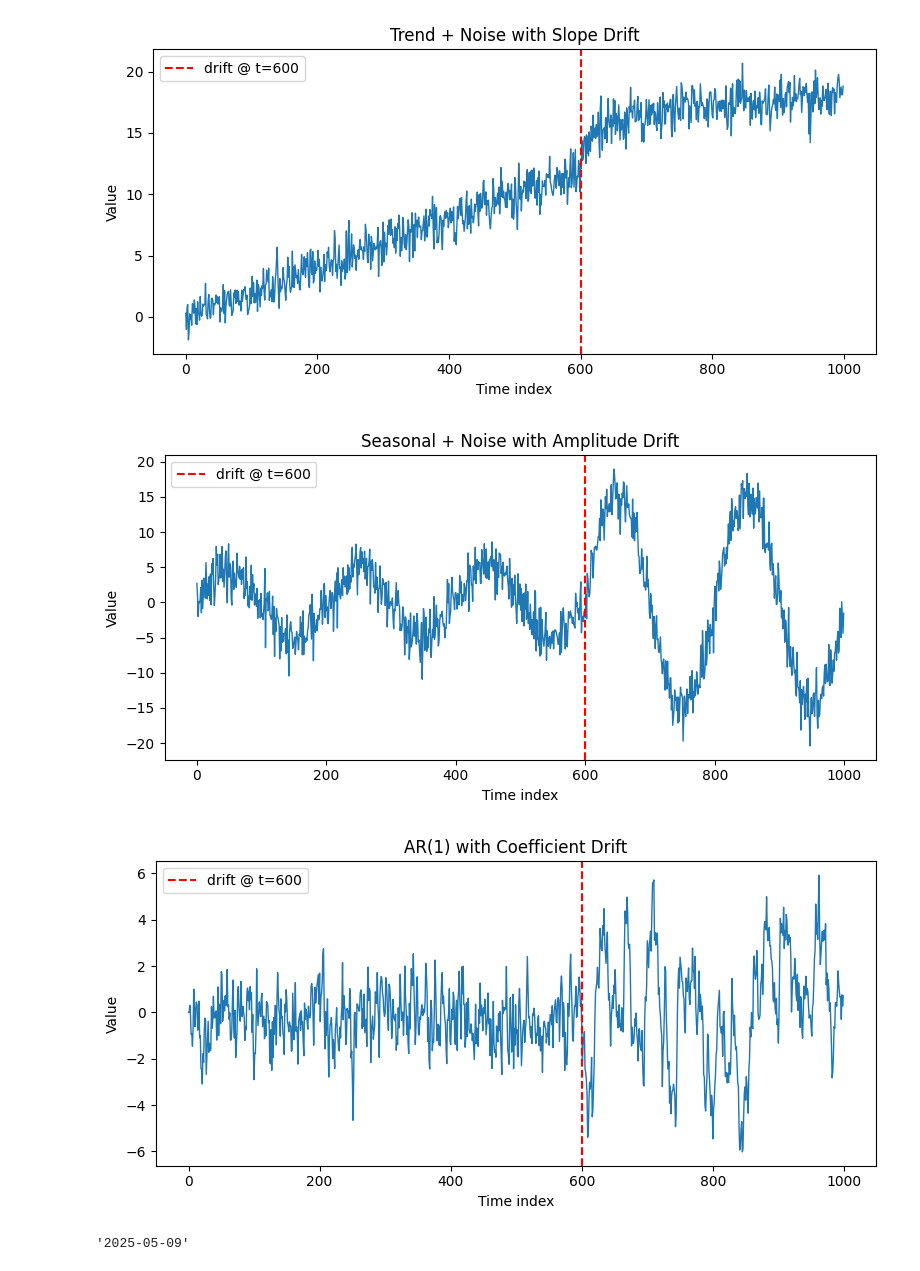
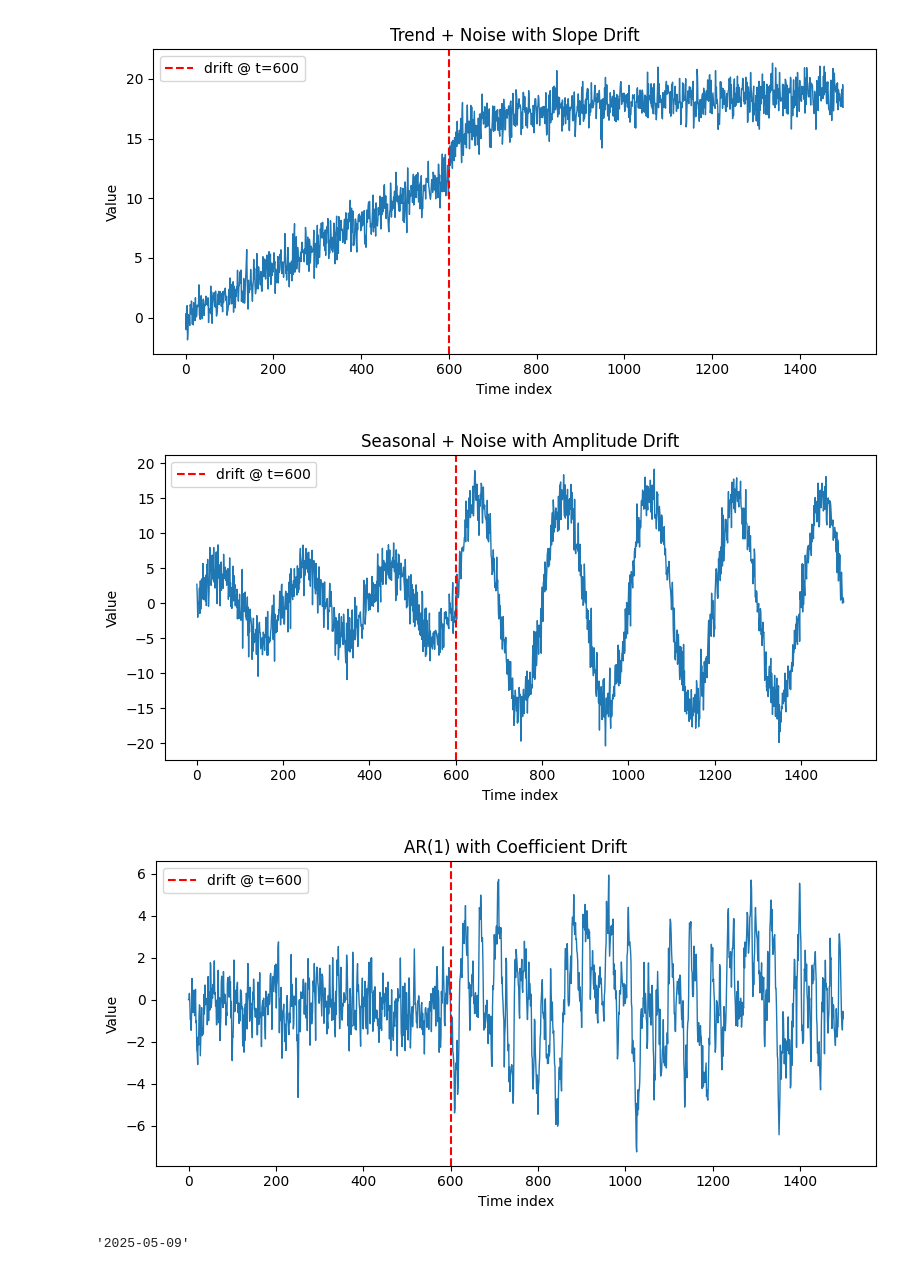
Before and after one commit to Michal1337/MLM, a Jupyter notebook: src/data_streams_plots.ipynb, the cells around one changed output. Drawn from its saved outputs; the diff is of its cells as text; code cells hidden in the pictures.

```diff
--- a/src/data_streams_plots.ipynb
+++ b/src/data_streams_plots.ipynb
@@ -88,22 +88,22 @@ def plot_with_drift(series: np.ndarray, drift_point: int, title: str):
     plt.legend()
     plt.tight_layout()
 # %%
-n_periods = 1_000
+n_periods = 1_500
 n_dims = 1
 drift_pt = 600
 X_trend = generate_trend_drift(n_periods=n_periods,n_dims=n_dims,drift_point=drift_pt)
 X_seasonal = generate_seasonal_drift(n_periods=n_periods,n_dims=n_dims,drift_point=drift_pt)
 X_ar1 = generate_ar1_drift(n_periods=n_periods,n_dims=n_dims,drift_point=drift_pt)
 
 plot_with_drift(X_trend,    drift_pt, 'Trend + Noise with Slope Drift')
 plot_with_drift(X_seasonal, drift_pt, 'Seasonal + Noise with Amplitude Drift')
 plot_with_drift(X_ar1,      drift_pt, 'AR(1) with Coefficient Drift')
 
 plt.show()
 # %% [output]
-[figure, old version]
+[figure, new version]
-[figure, old version]
+[figure, new version]
-[figure, old version]
+[figure, new version]
 # %%
 import pandas as pd
 import yfinance as yf
```
Also changed, not shown: 8 other files.
